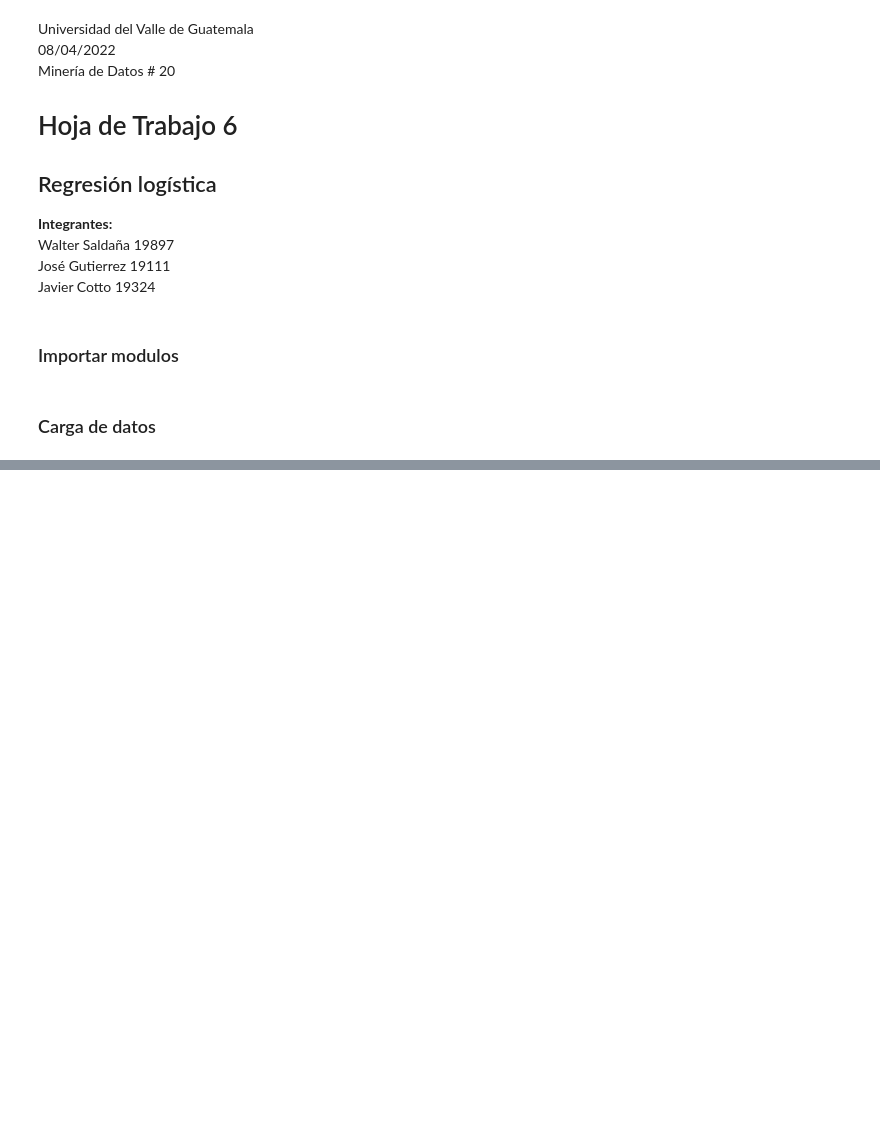
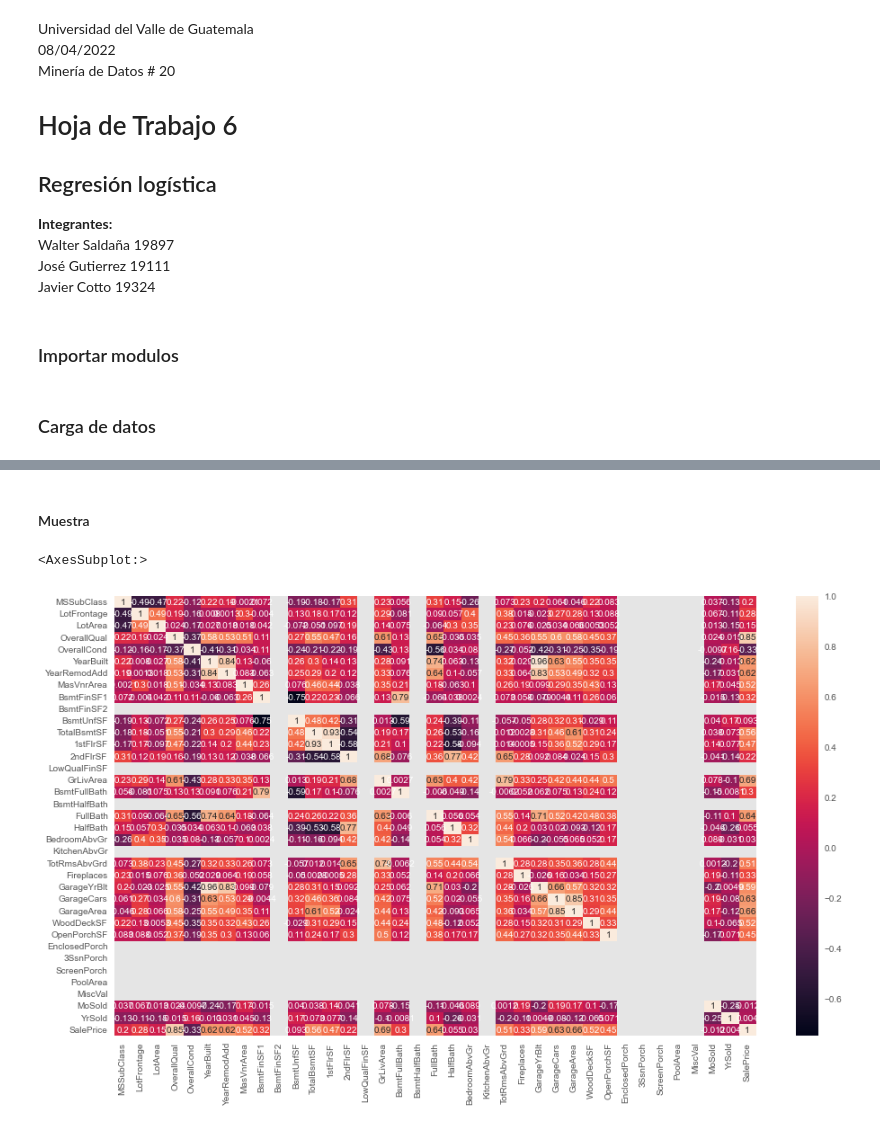
Before and after one commit to wsaldana/MineriaHDT6, a Jupyter notebook: Hoja6.ipynb, the cells around one changed output, grey strips where cells are left out. Saved outputs shown, nothing was run; the diff lists cells and outputs as text; code cells hidden in the pictures; blank space fills up the shorter version.

```diff
--- a/Hoja6.ipynb
+++ b/Hoja6.ipynb
@@ -49,0 +221,9 @@ FileNotFoundError: [Errno 2] No such file or directory: 'train.csv'
+# %% [markdown]
+#### Muestra
+# %%
+correlacion = sample.corr()
+fig, axis = plt.subplots()
+sb.heatmap(correlacion, xticklabels=correlacion.columns, yticklabels=correlacion.columns, annot=True, ax=axis)
+# %% [output]
+<AxesSubplot:>
+[figure, added]
```
Also changed, not shown: parts of 31 cells of this notebook.
